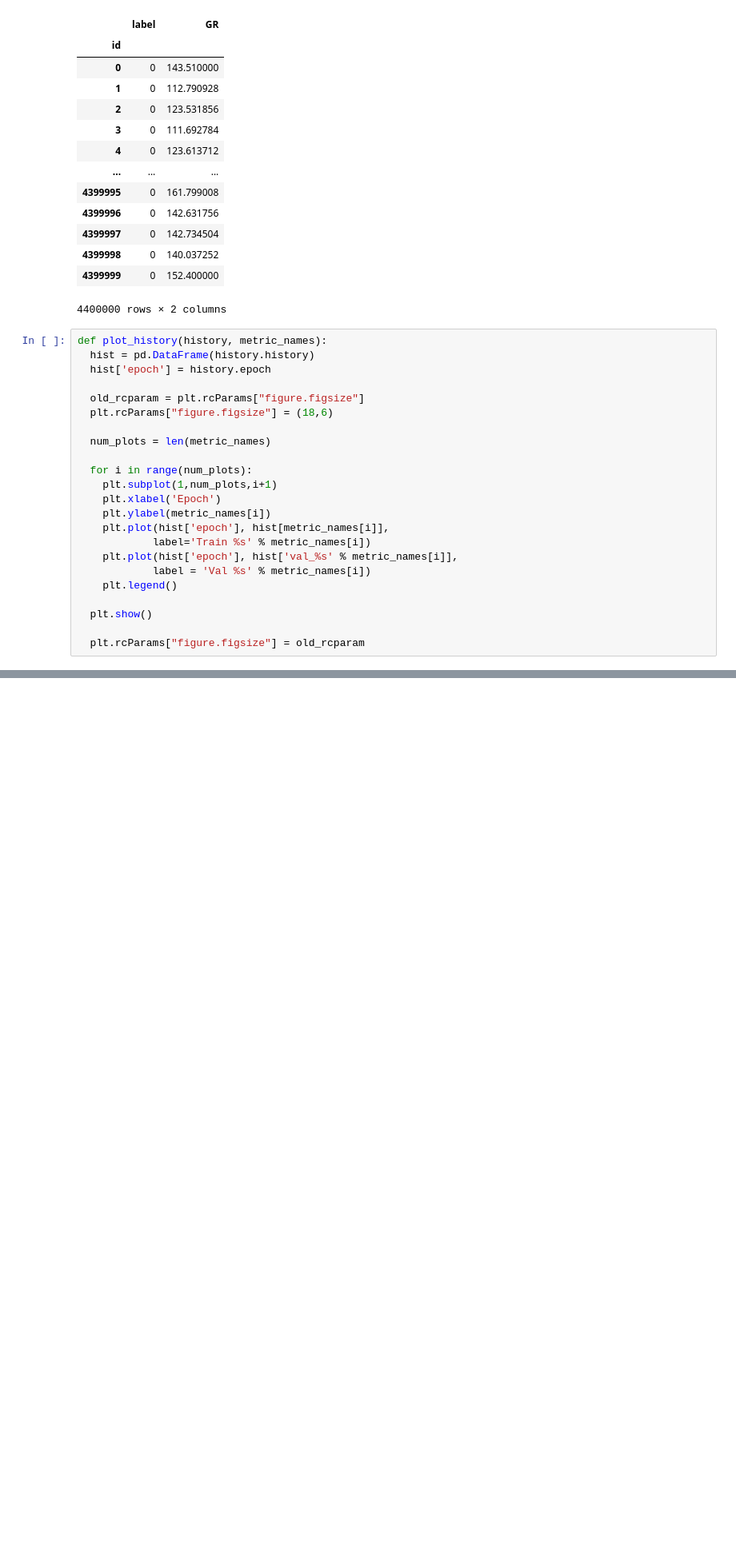
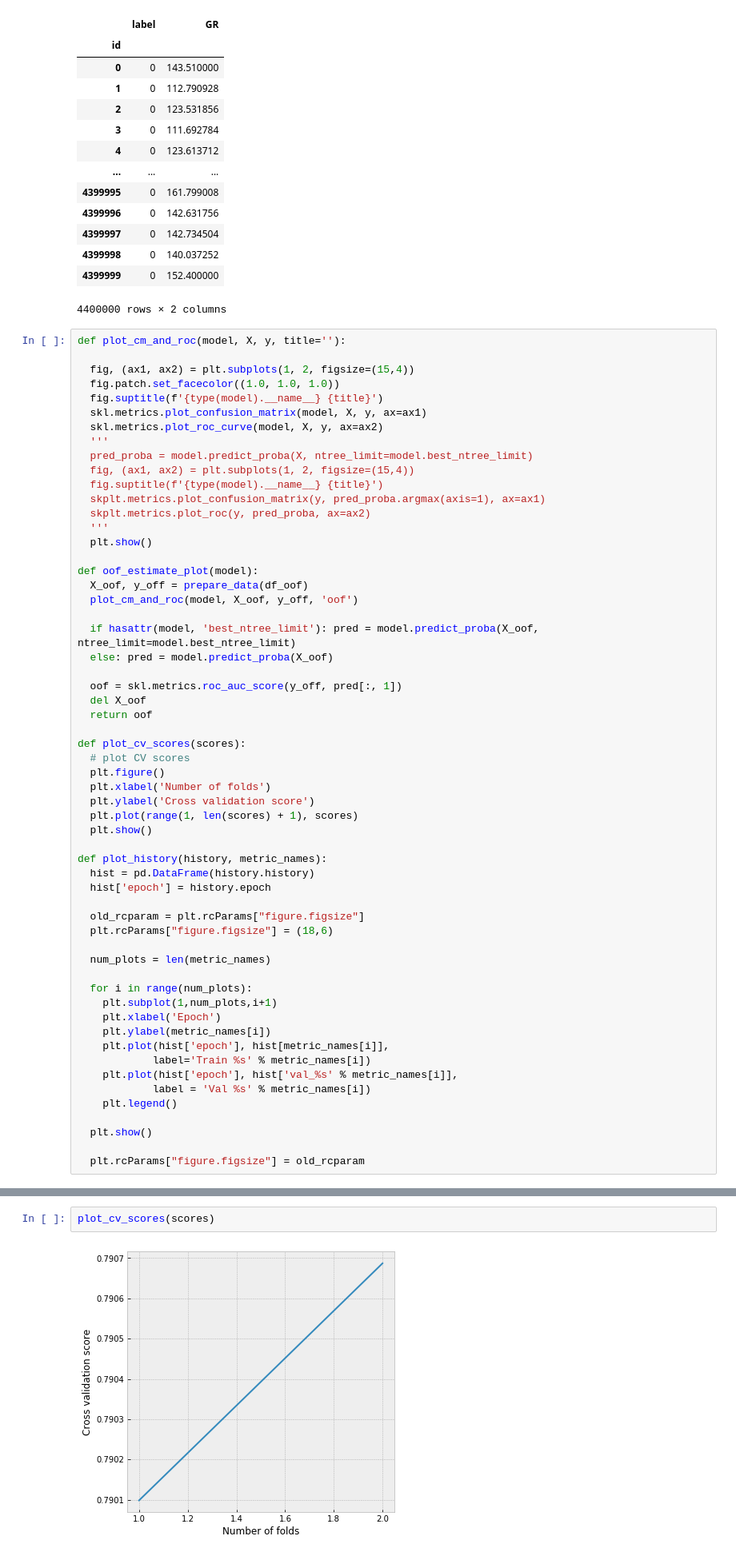
Before and after one commit to ABV-Hub/crowdanalytix, a Jupyter notebook: workinprogress.ipynb, the cells around one changed output, grey strips where cells are left out. Shown at 80% size. Saved outputs shown, nothing was run; the diff lists cells and outputs as text; blank space fills up the shorter version.

```diff
--- a/workinprogress.ipynb
+++ b/workinprogress.ipynb
@@ -158,6 +175,41 @@ data
 | 4399999 | 0 | 152.400000 |
 4400000 rows × 2 columns
 # %%
+def plot_cm_and_roc(model, X, y, title=''):
+
+  fig, (ax1, ax2) = plt.subplots(1, 2, figsize=(15,4))
+  fig.patch.set_facecolor((1.0, 1.0, 1.0))
+  fig.suptitle(f'{type(model).__name__} {title}')
+  skl.metrics.plot_confusion_matrix(model, X, y, ax=ax1)
+  skl.metrics.plot_roc_curve(model, X, y, ax=ax2)
+  '''
+  pred_proba = model.predict_proba(X, ntree_limit=model.best_ntree_limit)
+  fig, (ax1, ax2) = plt.subplots(1, 2, figsize=(15,4))
+  fig.suptitle(f'{type(model).__name__} {title}')
+  skplt.metrics.plot_confusion_matrix(y, pred_proba.argmax(axis=1), ax=ax1)
+  skplt.metrics.plot_roc(y, pred_proba, ax=ax2)
+  '''
+  plt.show()
+
+def oof_estimate_plot(model):
+  X_oof, y_off = prepare_data(df_oof)
+  plot_cm_and_roc(model, X_oof, y_off, 'oof')
+
+  if hasattr(model, 'best_ntree_limit'): pred = model.predict_proba(X_oof, ntree_limit=model.best_ntree_limit)
+  else: pred = model.predict_proba(X_oof)
+
+  oof = skl.metrics.roc_auc_score(y_off, pred[:, 1])
+  del X_oof
+  return oof
+
+def plot_cv_scores(scores):
+  # plot CV scores
+  plt.figure()
+  plt.xlabel('Number of folds')
+  plt.ylabel('Cross validation score')
+  plt.plot(range(1, len(scores) + 1), scores)
+  plt.show()
+
 def plot_history(history, metric_names):
   hist = pd.DataFrame(history.history)
   hist['epoch'] = history.epoch
@@ -347,0 +395,4 @@ Text(0.5, 1.0, 'CV')
+# %%
+plot_cv_scores(scores)
+# %% [output]
+[figure, added]
```
Also changed, not shown: parts of 7 cells of this notebook.
